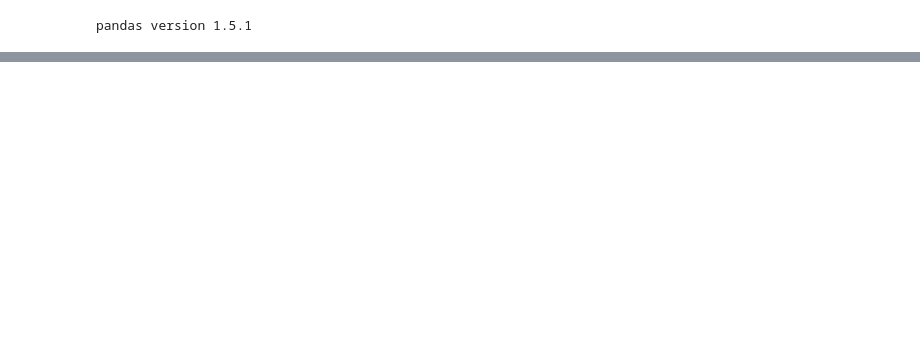
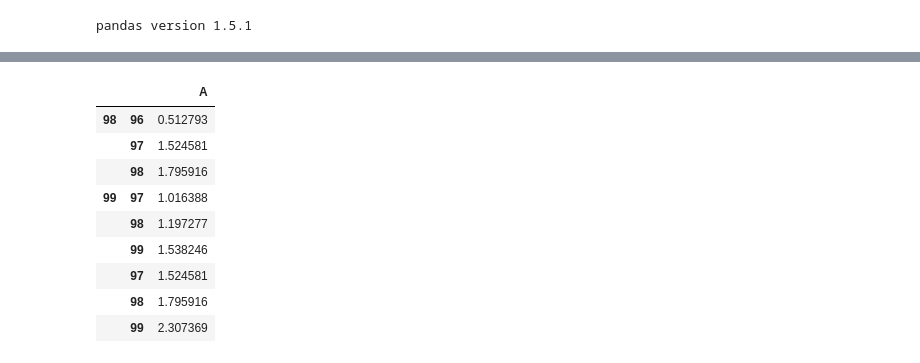
Before and after one commit to Pandas-Quant-Finance/pandas-df-commons, a Jupyter notebook: examples/missing_methods.ipynb, the cells around one changed output, grey strips where cells are left out. Cells and saved outputs as stored; diff of their text form; code cells hidden in the pictures; blank space fills up the shorter version.

```diff
--- a/examples/missing_methods.ipynb
+++ b/examples/missing_methods.ipynb
@@ -20,0 +21,14 @@ df.X.cumapply(lambda last, x: (last + x) / 2, 0).plot()
+# %%
+# rolling apply return multiple dimensions
+df.X.rolling_apply(3, lambda x: pd.concat([x * 2, x * 3])).tail(9)
+# %% [output]
+|  |  | A |
+| 98 | 96 | 0.512793 |
+|  | 97 | 1.524581 |
+|  | 98 | 1.795916 |
+| 99 | 97 | 1.016388 |
+|  | 98 | 1.197277 |
+|  | 99 | 1.538246 |
+|  | 97 | 1.524581 |
+|  | 98 | 1.795916 |
+|  | 99 | 2.307369 |
```
Also changed, not shown: parts of 2 cells of this notebook, 10 other files.
